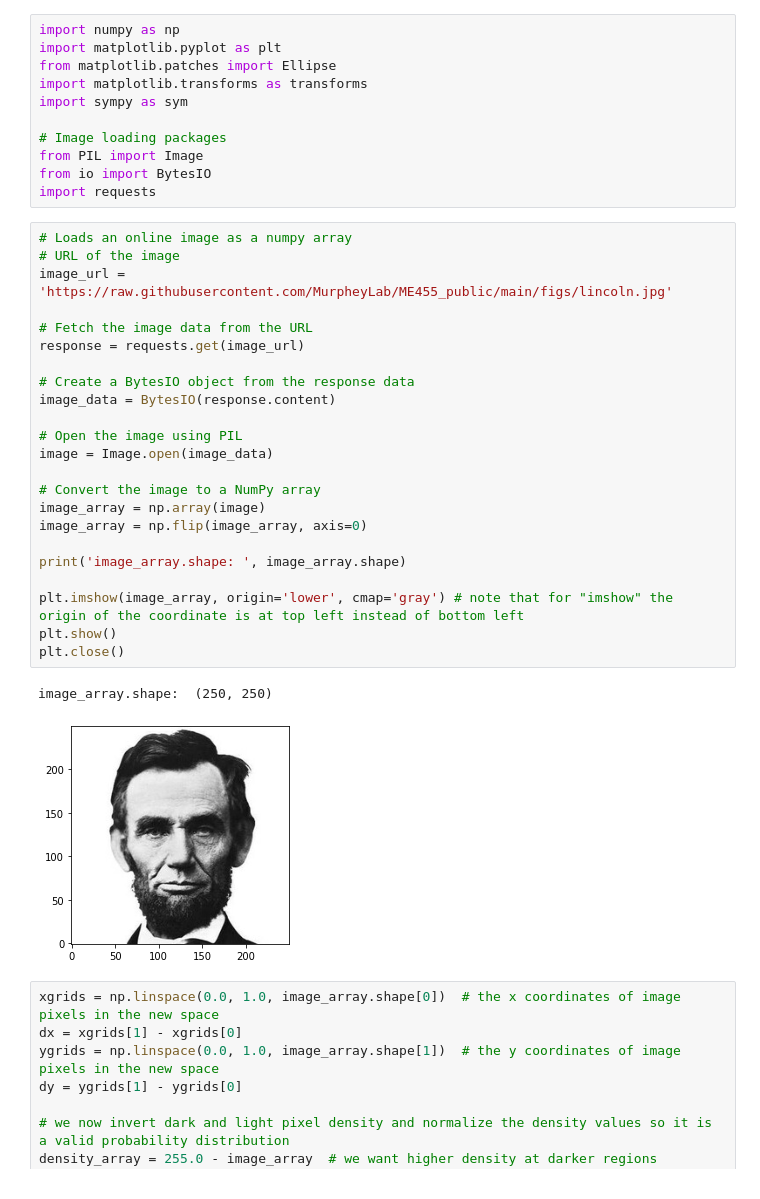
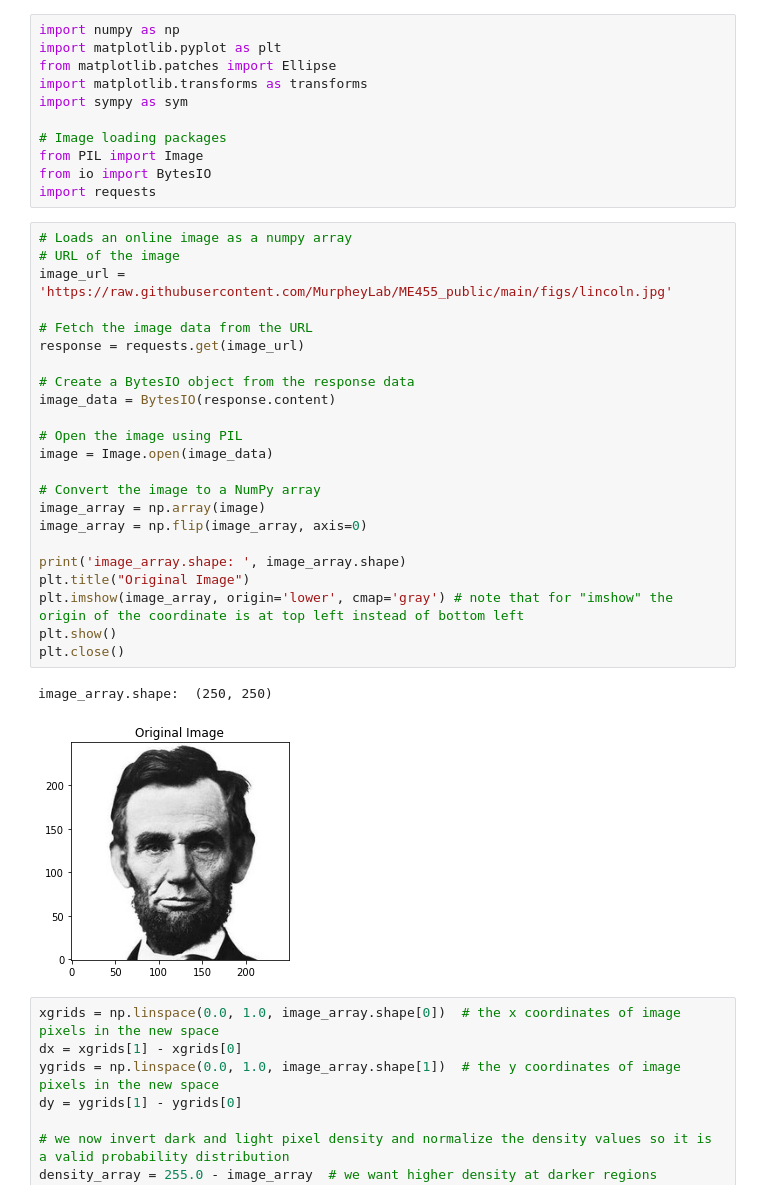
Before and after one commit to Schelbert197/active_learning, a Jupyter notebook: homework3.ipynb, the cells around one changed output. Saved outputs shown, nothing was run; the diff lists cells and outputs as text.

Commit message:
Added plots

```diff
--- a/homework3.ipynb
+++ b/homework3.ipynb
@@ -12,29 +12,29 @@ import requests
 # %%
 # Loads an online image as a numpy array
 # URL of the image
 image_url = 'https://raw.githubusercontent.com/MurpheyLab/ME455_public/main/figs/lincoln.jpg'
 
 # Fetch the image data from the URL
 response = requests.get(image_url)
 
 # Create a BytesIO object from the response data
 image_data = BytesIO(response.content)
 
 # Open the image using PIL
 image = Image.open(image_data)
 
 # Convert the image to a NumPy array
 image_array = np.array(image)
 image_array = np.flip(image_array, axis=0)
 
 print('image_array.shape: ', image_array.shape)
-
+plt.title("Original Image")
 plt.imshow(image_array, origin='lower', cmap='gray') # note that for "imshow" the origin of the coordinate is at top left instead of bottom left
 plt.show()
 plt.close()
 # %% [output]
 image_array.shape:  (250, 250)
-[figure, old version]
+[figure, new version]
 # %%
 xgrids = np.linspace(0.0, 1.0, image_array.shape[0])  # the x coordinates of image pixels in the new space
 dx = xgrids[1] - xgrids[0]
```
Also changed, not shown: parts of 1 cell of this notebook, 6 other files.
